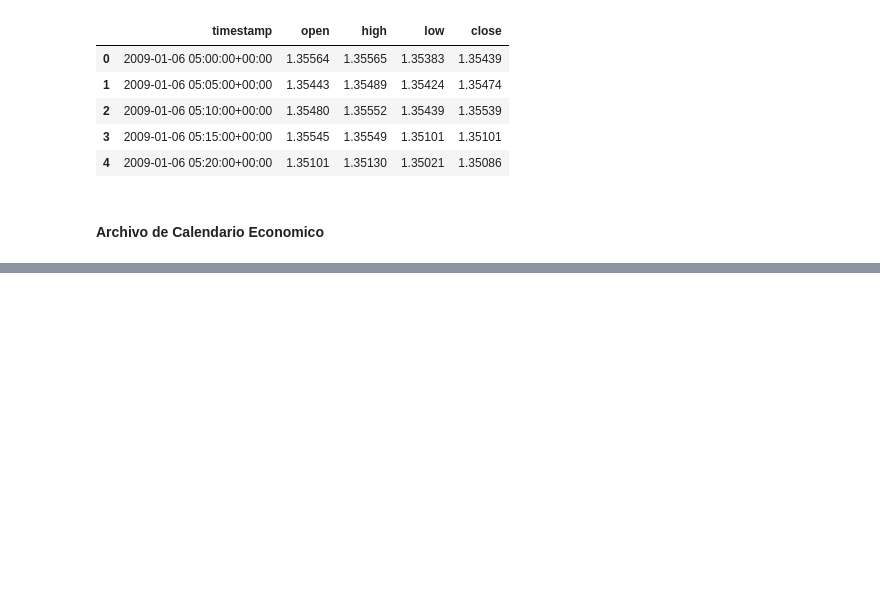
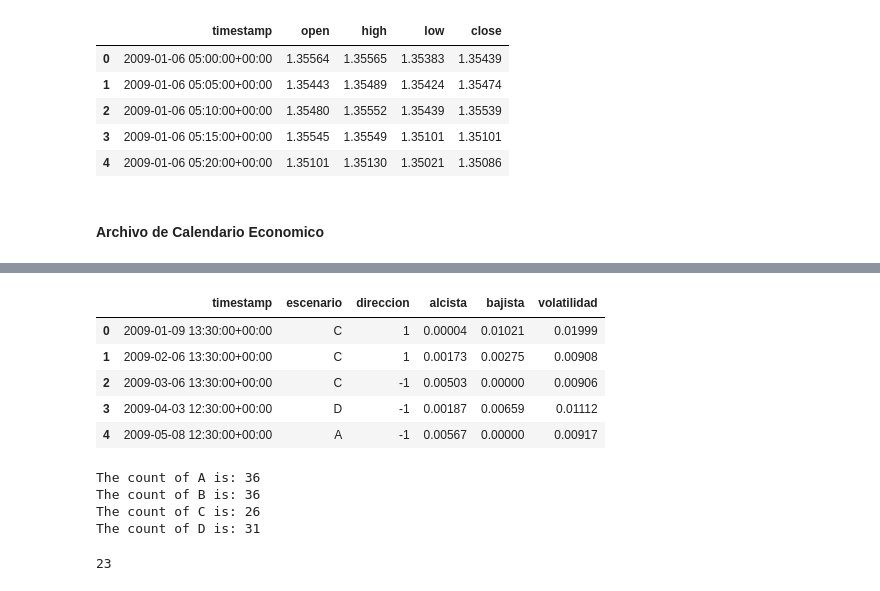
Before and after one commit to jocelynmedel/MyST_ProyectoFinal, a Jupyter notebook: ProyectoFinal-MAJ.ipynb, the cells around one changed output, grey strips where cells are left out. Cells and saved outputs as stored; diff of their text form; code cells hidden in the pictures; blank space fills up the shorter version.

```diff
--- a/ProyectoFinal-MAJ.ipynb
+++ b/ProyectoFinal-MAJ.ipynb
@@ -47,0 +164,51 @@ data.head()
+# %%
+def escenarios(x,y,z):
+    dire = lambda x: 1 if x.iloc[int(len(x)/2)]["close"] <= x.iloc[int(len(x)/2)]["open"]  else -1
+    alc = lambda x: x.iloc[int(len(x)/2):,1].max()-x.iloc[int(len(x)/2),1]
+    baj = lambda x: x.iloc[int(len(x)/2),1] - x.iloc[int(len(x)/2):,1].min()
+    vol = lambda x: x["high"].max() - x["low"].min()
+
+    direccion = [dire(i.reset_index(drop=True)) for i in y]
+    alcista = [alc(i.reset_index(drop=True)) for i in y]
+    bajista = [baj(i.reset_index(drop=True)) for i in y]
+    volatilidad = [vol(i) for i in y]
+    x = x[x["timestamp"].isin(z)]
+    x["direccion"] = direccion
+    x["alcista"] = alcista
+    x["bajista"] = bajista
+    x["volatilidad"] = volatilidad
+
+    return x
+# %%
+df_escenarios = escenarios(Nonfarm,Nonfarmper,Nonfarmt)
+df_escenarios= df_escenarios[["timestamp","escenario","direccion","alcista", "bajista", "volatilidad"]]
+df_escenarios.head()
+# %% [output]
+|  | timestamp | escenario | direccion | alcista | bajista | volatilidad |
+| 0 | 2009-01-09 13:30:00+00:00 | C | 1 | 0.00004 | 0.01021 | 0.01999 |
+| 1 | 2009-02-06 13:30:00+00:00 | C | 1 | 0.00173 | 0.00275 | 0.00908 |
+| 2 | 2009-03-06 13:30:00+00:00 | C | -1 | 0.00503 | 0.00000 | 0.00906 |
+| 3 | 2009-04-03 12:30:00+00:00 | D | -1 | 0.00187 | 0.00659 | 0.01112 |
+| 4 | 2009-05-08 12:30:00+00:00 | A | -1 | 0.00567 | 0.00000 | 0.00917 |
+# %%
+A_count= list(df_escenarios["escenario"]).count("A")
+B_count= list(df_escenarios["escenario"]).count("B")
+C_count= list(df_escenarios["escenario"]).count("C")
+D_count= list(df_escenarios["escenario"]).count("D")
+print('The count of A is:', A_count)
+print('The count of B is:', B_count)
+print('The count of C is:', C_count)
+print('The count of D is:', D_count)
+# %% [output]
+The count of A is: 36
+The count of B is: 36
+The count of C is: 26
+The count of D is: 31
+# %%
+A = df_escenarios.loc[:,"escenario"] == 'A'
+df_A = df_escenarios.loc[A]
+df_A.head()
+kl=list(df_A["direccion"]).count(1)
+kl
+# %% [output]
+23
```
Also changed, not shown: parts of 17 cells of this notebook.
